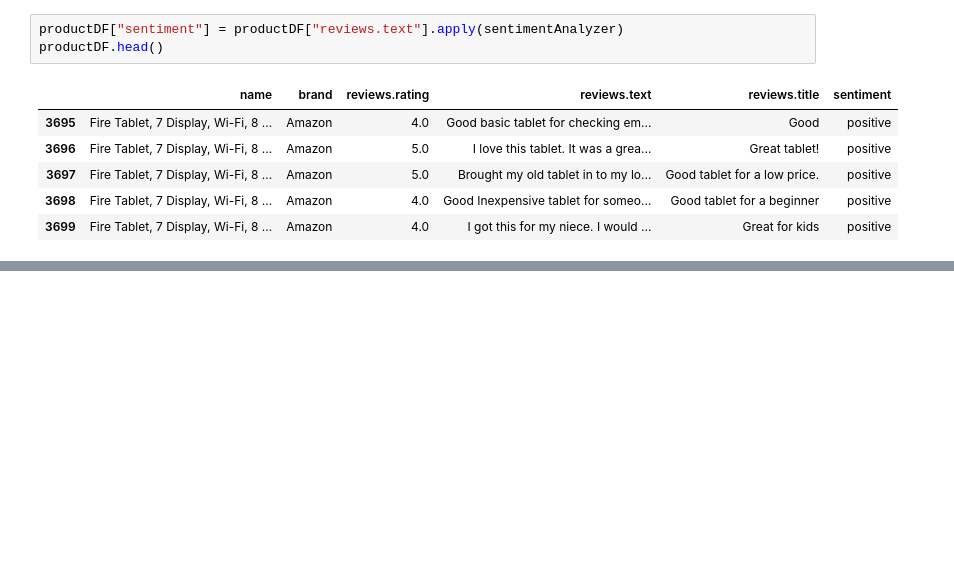
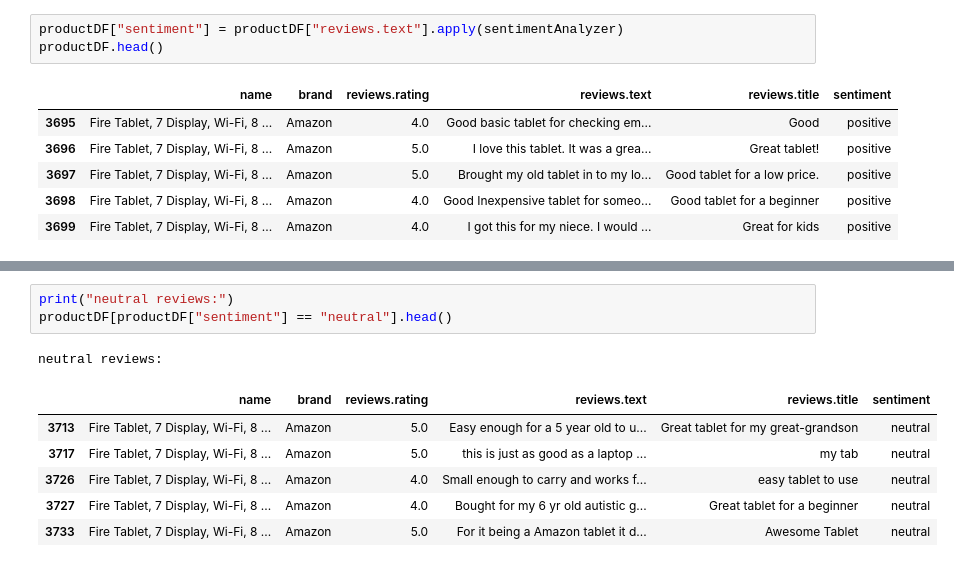
Before and after one commit to GDSC-IAU/Selection-Python, a Jupyter notebook: Project/SentimentAnalyzer.ipynb, the cells around one changed output, grey strips where cells are left out. Saved outputs shown, nothing was run; the diff lists cells and outputs as text; blank space fills up the shorter version.

```diff
--- a/Project/SentimentAnalyzer.ipynb
+++ b/Project/SentimentAnalyzer.ipynb
@@ -113,0 +145,11 @@ productDF.head(20)
+# %%
+print("neutral reviews:")
+productDF[productDF["sentiment"] == "neutral"].head()
+# %% [output]
+neutral reviews:
+|  | name | brand | reviews.rating | reviews.text | reviews.title | sentiment |
+| 3713 | Fire Tablet, 7 Display, Wi-Fi, 8 ... | Amazon | 5.0 | Easy enough for a 5 year old to u... | Great tablet for my great-grandson | neutral |
+| 3717 | Fire Tablet, 7 Display, Wi-Fi, 8 ... | Amazon | 5.0 | this is just as good as a laptop ... | my tab | neutral |
+| 3726 | Fire Tablet, 7 Display, Wi-Fi, 8 ... | Amazon | 4.0 | Small enough to carry and works f... | easy tablet to use | neutral |
+| 3727 | Fire Tablet, 7 Display, Wi-Fi, 8 ... | Amazon | 4.0 | Bought for my 6 yr old autistic g... | Great tablet for a beginner | neutral |
+| 3733 | Fire Tablet, 7 Display, Wi-Fi, 8 ... | Amazon | 5.0 | For it being a Amazon tablet it d... | Awesome Tablet | neutral |
```
Also changed, not shown: parts of 9 cells of this notebook, 1 other file.
